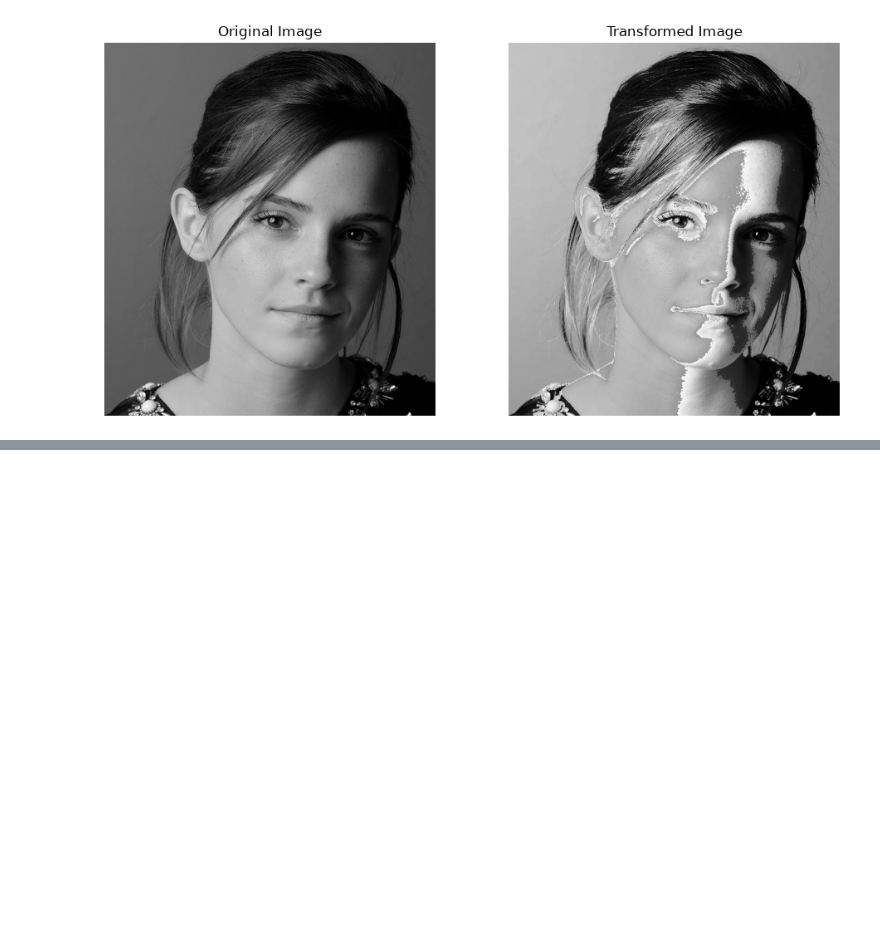
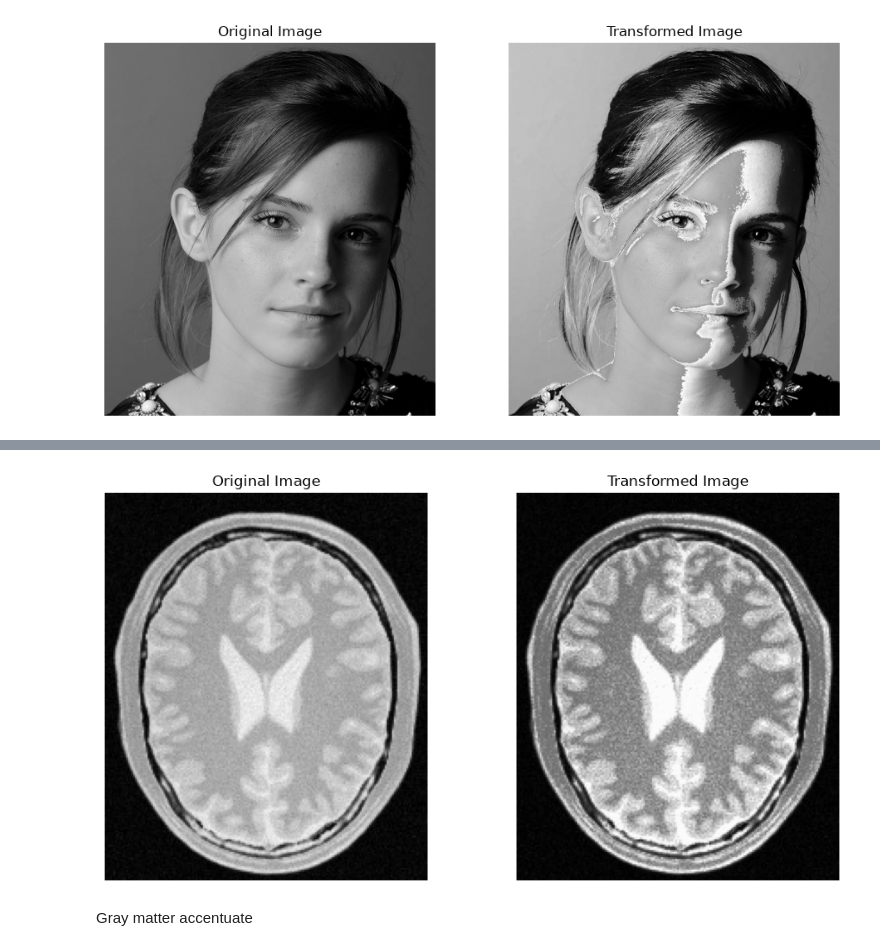
Before and after one commit to mokshan-123/EN3160-Assignment-01, a Jupyter notebook: EN3160_Assignment_1.ipynb, the cells around one changed output, grey strips where cells are left out. Cells and saved outputs as stored; diff of their text form; code cells hidden in the pictures; blank space fills up the shorter version.

```diff
--- a/EN3160_Assignment_1.ipynb
+++ b/EN3160_Assignment_1.ipynb
@@ -65,0 +97,19 @@ Question 2
+# %%
+plt.figure(figsize=(10, 5))
+
+plt.subplot(1, 2, 1)
+plt.imshow(im, cmap="gray", vmin=0, vmax=255)
+plt.title("Original Image")
+plt.axis("off")
+
+plt.subplot(1, 2, 2)
+plt.imshow(transformed, cmap="gray", vmin=0, vmax=255)
+plt.title("Transformed Image")
+plt.axis("off")
+
+plt.tight_layout()
+plt.show()
+# %% [output]
+[figure, added]
+# %% [markdown]
+Gray matter accentuate
```
Also changed, not shown: parts of 8 cells of this notebook.
